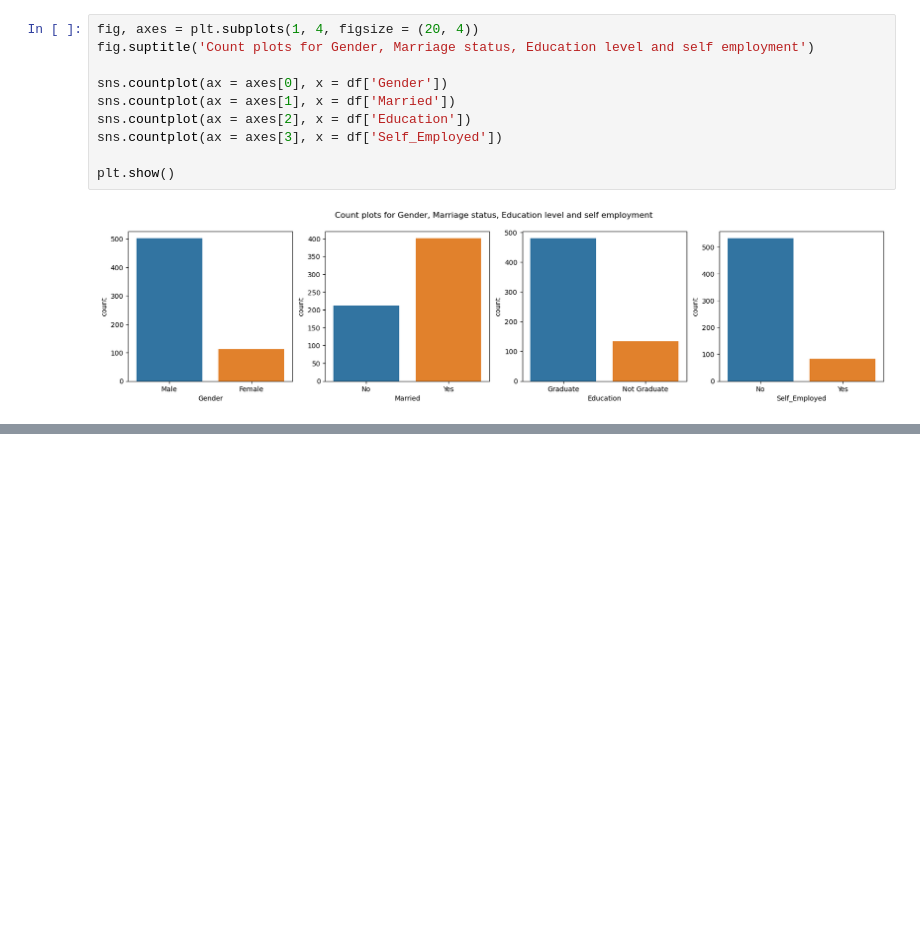
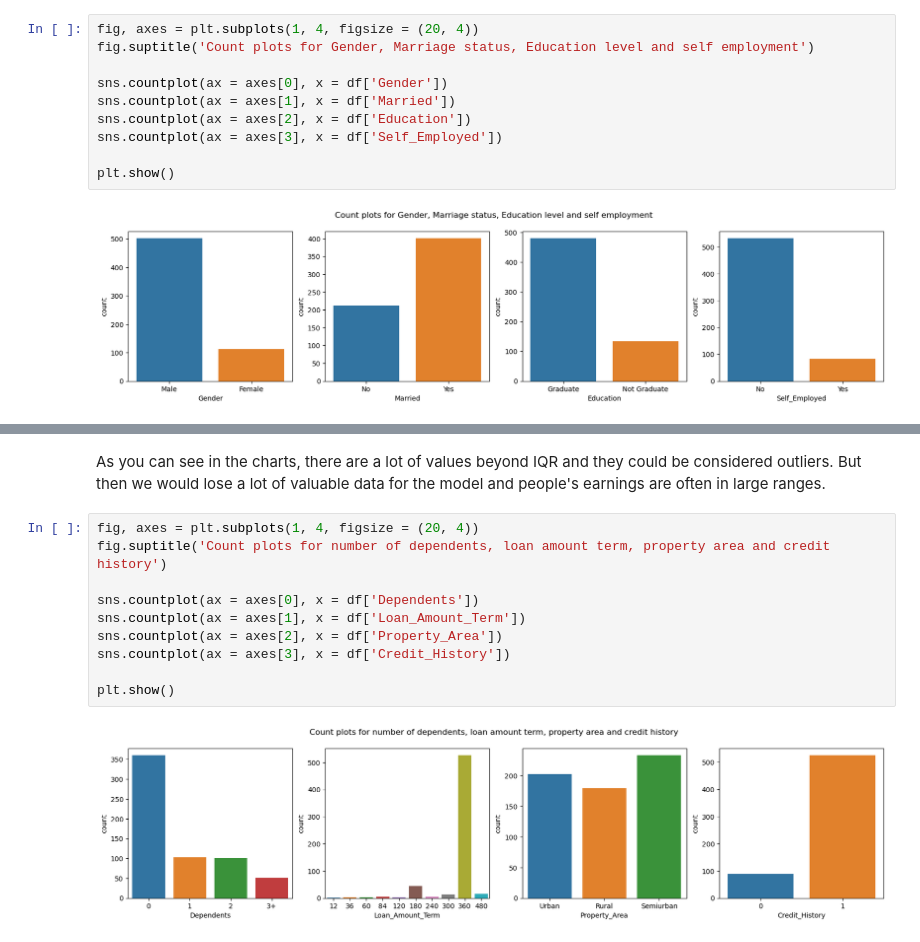
Before and after one commit to AdrianNakonieczny/loan-approval, a Jupyter notebook: loans_approval.ipynb, the cells around one changed output, grey strips where cells are left out. Drawn from its saved outputs; the diff is of its cells as text; blank space fills up the shorter version.

```diff
--- a/loans_approval.ipynb
+++ b/loans_approval.ipynb
@@ -178,0 +200,14 @@ plt.show()
+# %% [markdown]
+As you can see in the charts, there are a lot of values beyond IQR and they could be considered outliers. But then we would lose a lot of valuable data for the model and people's earnings are often in large ranges.
+# %%
+fig, axes = plt.subplots(1, 4, figsize = (20, 4))
+fig.suptitle('Count plots for number of dependents, loan amount term, property area and credit history')
+
+sns.countplot(ax = axes[0], x = df['Dependents'])
+sns.countplot(ax = axes[1], x = df['Loan_Amount_Term'])
+sns.countplot(ax = axes[2], x = df['Property_Area'])
+sns.countplot(ax = axes[3], x = df['Credit_History'])
+
+plt.show()
+# %% [output]
+[figure, added]
```
Also changed, not shown: parts of 10 cells of this notebook.
